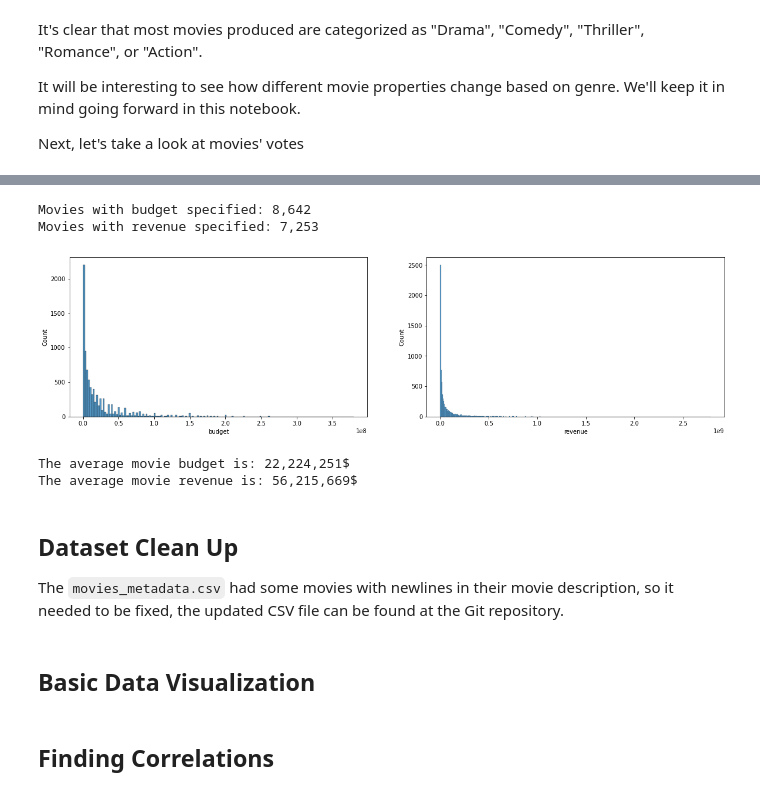
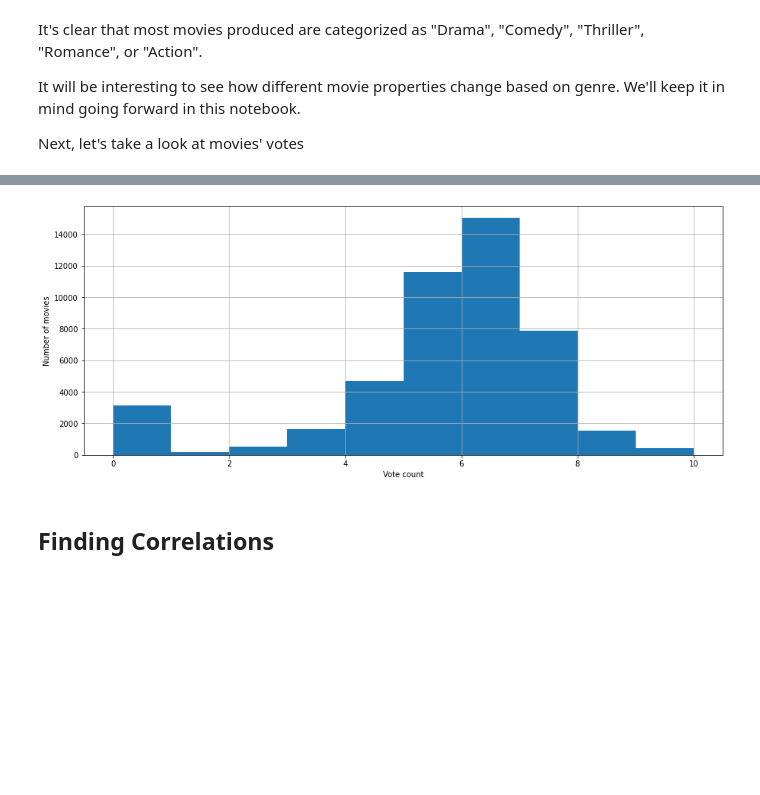
Before and after one commit to adi-benz/movies-rating-analysis, a Jupyter notebook: analysis.ipynb, the cells around one changed output, grey strips where cells are left out. Saved outputs shown, nothing was run; the diff lists cells and outputs as text; code cells hidden in the pictures; blank space fills up the shorter version.

```diff
--- a/analysis.ipynb
+++ b/analysis.ipynb
@@ -200,31 +213,10 @@ movies_metadata['vote_average'].hist()
-# %%
-movies_metadata_with_budget = movies_metadata[movies_metadata['budget'] > 1000]
-movies_metadata_with_revenue = movies_metadata[movies_metadata['revenue'] > 1000]
-
-print(f'Movies with budget specified: {movies_metadata_with_budget.shape[0]:,}')
-print(f'Movies with revenue specified: {movies_metadata_with_revenue.shape[0]:,}')
-# %% [output]
-Movies with budget specified: 8,642
-Movies with revenue specified: 7,253
-# %%
-figs, axis = plt.subplots(nrows=1, ncols=2, figsize=(20, 5))
-sns.histplot(movies_metadata_with_budget['budget'], ax=axis[0])
-sns.histplot(movies_metadata_with_revenue['revenue'], ax=axis[1])
-
-plt.show()
-
-budget_avg = movies_metadata_with_budget['budget'].mean()
-revenue_avg = movies_metadata_with_budget['revenue'].mean()
-print(f'The average movie budget is: {int(budget_avg):,}$')
-print(f'The average movie revenue is: {int(revenue_avg):,}$')
-# %% [output]
-[figure, removed]
-The average movie budget is: 22,224,251$
-The average movie revenue is: 56,215,669$
-# %% [markdown]
-## Dataset Clean Up
-The `movies_metadata.csv` had some movies with newlines in their movie description, so it needed to be fixed, the updated CSV file can be found at the Git repository.
-# %% [markdown]
-## Basic Data Visualization
+# %%
+plt.figure(figsize=(15, 6))
+movies['vote_average'].hist()
+plt.xlabel("Vote count")
+plt.ylabel("Number of movies")
+plt.show()
+# %% [output]
+[figure, added]
 # %% [markdown]
 ## Finding Correlations
```
Also changed, not shown: parts of 66 cells of this notebook, 2 other files.
